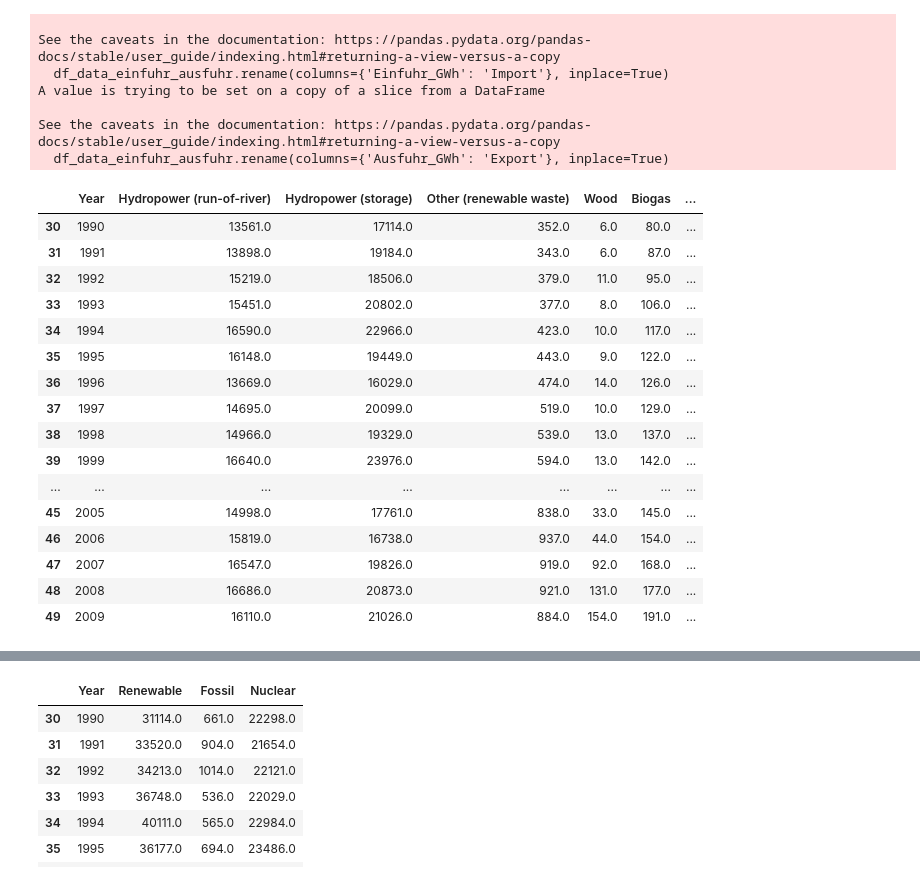
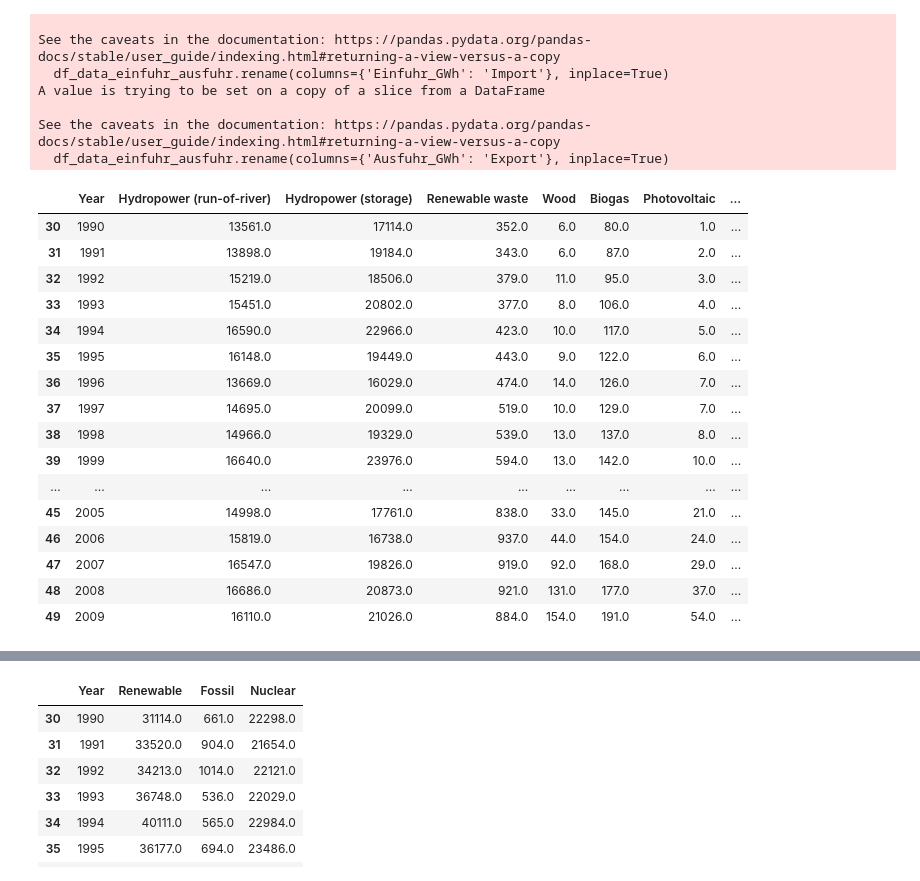
Before and after one commit to dario-baumberger/hslu-dviz-swiss-energy, a Jupyter notebook: python/ogd32_elektrizitaetbilanz_jahreswerte.ipynb, the cells around one changed output, grey strips where cells are left out. Cells and saved outputs as stored; diff of their text form; code cells hidden in the pictures.

```diff
--- a/python/ogd32_elektrizitaetbilanz_jahreswerte.ipynb
+++ b/python/ogd32_elektrizitaetbilanz_jahreswerte.ipynb
@@ -81,52 +81,52 @@ df_data_erzeugung = df_data[[
     'Erzeugung_laufwerk_GWh',
     'Erzeugung_speicherwerk_GWh',
     'Erzeugung_andere_erneuerbare_abfaelle_GWh',
     'Erzeugung_holz_GWh',
     'Erzeugung_biogas_GWh',
     'Erzeugung_photovoltaik_GWh',
     'Erzeugung_wind_GWh',
     'Erzeugung_andere_total_GWh',
     'Erzeugung_andere_fossil_GWh',
     'Erzeugung_kernkraftwerk_GWh',
 ]]
 
 df_data_erzeugung = df_data_erzeugung[df_data['Jahr'] > 1970]
 
 df_data_erzeugung.rename(columns={
     'Jahr': 'Year',
     'Erzeugung_laufwerk_GWh': 'Hydropower (run-of-river)',
     'Erzeugung_speicherwerk_GWh': 'Hydropower (storage)',
-    'Erzeugung_andere_erneuerbare_abfaelle_GWh': 'Other (renewable waste)',
+    'Erzeugung_andere_erneuerbare_abfaelle_GWh': 'Renewable waste',
     'Erzeugung_holz_GWh': 'Wood',
     'Erzeugung_biogas_GWh': 'Biogas',
     'Erzeugung_photovoltaik_GWh': 'Photovoltaic',
     'Erzeugung_wind_GWh': 'Wind',
     'Erzeugung_andere_total_GWh': 'Other (total)',
-    'Erzeugung_andere_fossil_GWh': 'Other (fossil)',
+    'Erzeugung_andere_fossil_GWh': 'Fossil',
     'Erzeugung_kernkraftwerk_GWh': 'Nuclear power',
 }, inplace=True)
 
 df_data_erzeugung = df_data_erzeugung.drop('Other (total)', axis=1)
 
 df_data_erzeugung.head(20)
 # %% [output]
-|  | Year | Hydropower (run-of-river) | Hydropower (storage) | Other (renewable waste) | Wood | Biogas | ... |
-| 30 | 1990 | 13561.0 | 17114.0 | 352.0 | 6.0 | 80.0 | ... |
-| 31 | 1991 | 13898.0 | 19184.0 | 343.0 | 6.0 | 87.0 | ... |
-| 32 | 1992 | 15219.0 | 18506.0 | 379.0 | 11.0 | 95.0 | ... |
-| 33 | 1993 | 15451.0 | 20802.0 | 377.0 | 8.0 | 106.0 | ... |
-| 34 | 1994 | 16590.0 | 22966.0 | 423.0 | 10.0 | 117.0 | ... |
-| 35 | 1995 | 16148.0 | 19449.0 | 443.0 | 9.0 | 122.0 | ... |
-| 36 | 1996 | 13669.0 | 16029.0 | 474.0 | 14.0 | 126.0 | ... |
-| 37 | 1997 | 14695.0 | 20099.0 | 519.0 | 10.0 | 129.0 | ... |
-| 38 | 1998 | 14966.0 | 19329.0 | 539.0 | 13.0 | 137.0 | ... |
-| 39 | 1999 | 16640.0 | 23976.0 | 594.0 | 13.0 | 142.0 | ... |
-| ... | ... | ... | ... | ... | ... | ... | ... |
-| 45 | 2005 | 14998.0 | 17761.0 | 838.0 | 33.0 | 145.0 | ... |
-| 46 | 2006 | 15819.0 | 16738.0 | 937.0 | 44.0 | 154.0 | ... |
-| 47 | 2007 | 16547.0 | 19826.0 | 919.0 | 92.0 | 168.0 | ... |
-| 48 | 2008 | 16686.0 | 20873.0 | 921.0 | 131.0 | 177.0 | ... |
-| 49 | 2009 | 16110.0 | 21026.0 | 884.0 | 154.0 | 191.0 | ... |
+|  | Year | Hydropower (run-of-river) | Hydropower (storage) | Renewable waste | Wood | Biogas | Photovoltaic | ... |
+| 30 | 1990 | 13561.0 | 17114.0 | 352.0 | 6.0 | 80.0 | 1.0 | ... |
+| 31 | 1991 | 13898.0 | 19184.0 | 343.0 | 6.0 | 87.0 | 2.0 | ... |
+| 32 | 1992 | 15219.0 | 18506.0 | 379.0 | 11.0 | 95.0 | 3.0 | ... |
+| 33 | 1993 | 15451.0 | 20802.0 | 377.0 | 8.0 | 106.0 | 4.0 | ... |
+| 34 | 1994 | 16590.0 | 22966.0 | 423.0 | 10.0 | 117.0 | 5.0 | ... |
+| 35 | 1995 | 16148.0 | 19449.0 | 443.0 | 9.0 | 122.0 | 6.0 | ... |
+| 36 | 1996 | 13669.0 | 16029.0 | 474.0 | 14.0 | 126.0 | 7.0 | ... |
+| 37 | 1997 | 14695.0 | 20099.0 | 519.0 | 10.0 | 129.0 | 7.0 | ... |
+| 38 | 1998 | 14966.0 | 19329.0 | 539.0 | 13.0 | 137.0 | 8.0 | ... |
+| 39 | 1999 | 16640.0 | 23976.0 | 594.0 | 13.0 | 142.0 | 10.0 | ... |
+| ... | ... | ... | ... | ... | ... | ... | ... | ... |
+| 45 | 2005 | 14998.0 | 17761.0 | 838.0 | 33.0 | 145.0 | 21.0 | ... |
+| 46 | 2006 | 15819.0 | 16738.0 | 937.0 | 44.0 | 154.0 | 24.0 | ... |
+| 47 | 2007 | 16547.0 | 19826.0 | 919.0 | 92.0 | 168.0 | 29.0 | ... |
+| 48 | 2008 | 16686.0 | 20873.0 | 921.0 | 131.0 | 177.0 | 37.0 | ... |
+| 49 | 2009 | 16110.0 | 21026.0 | 884.0 | 154.0 | 191.0 | 54.0 | ... |
 # %%
 highcharts_series = []
 for column in df_data_erzeugung.columns:
```
Also changed, not shown: parts of 1 cell of this notebook, 3 other files.
